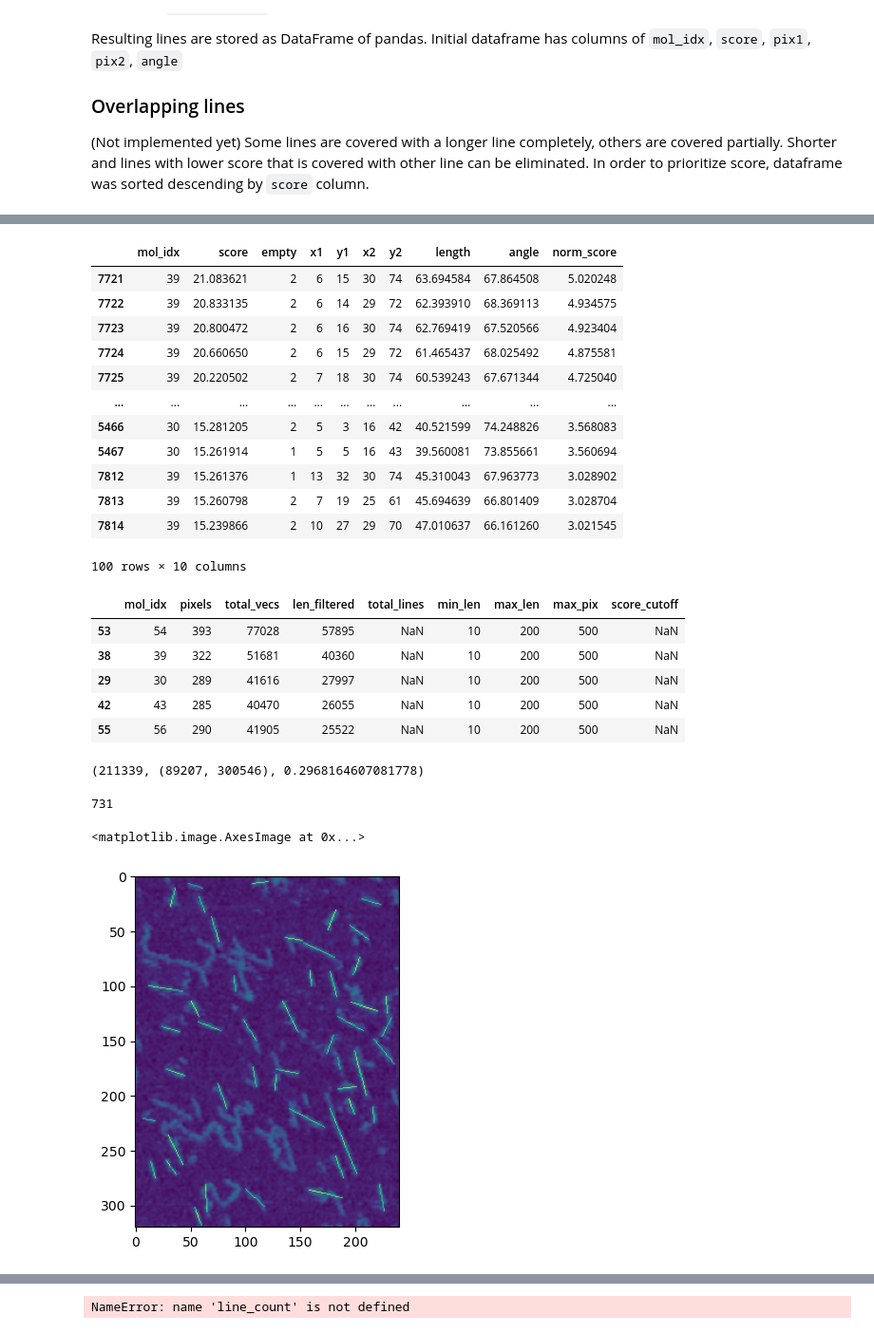
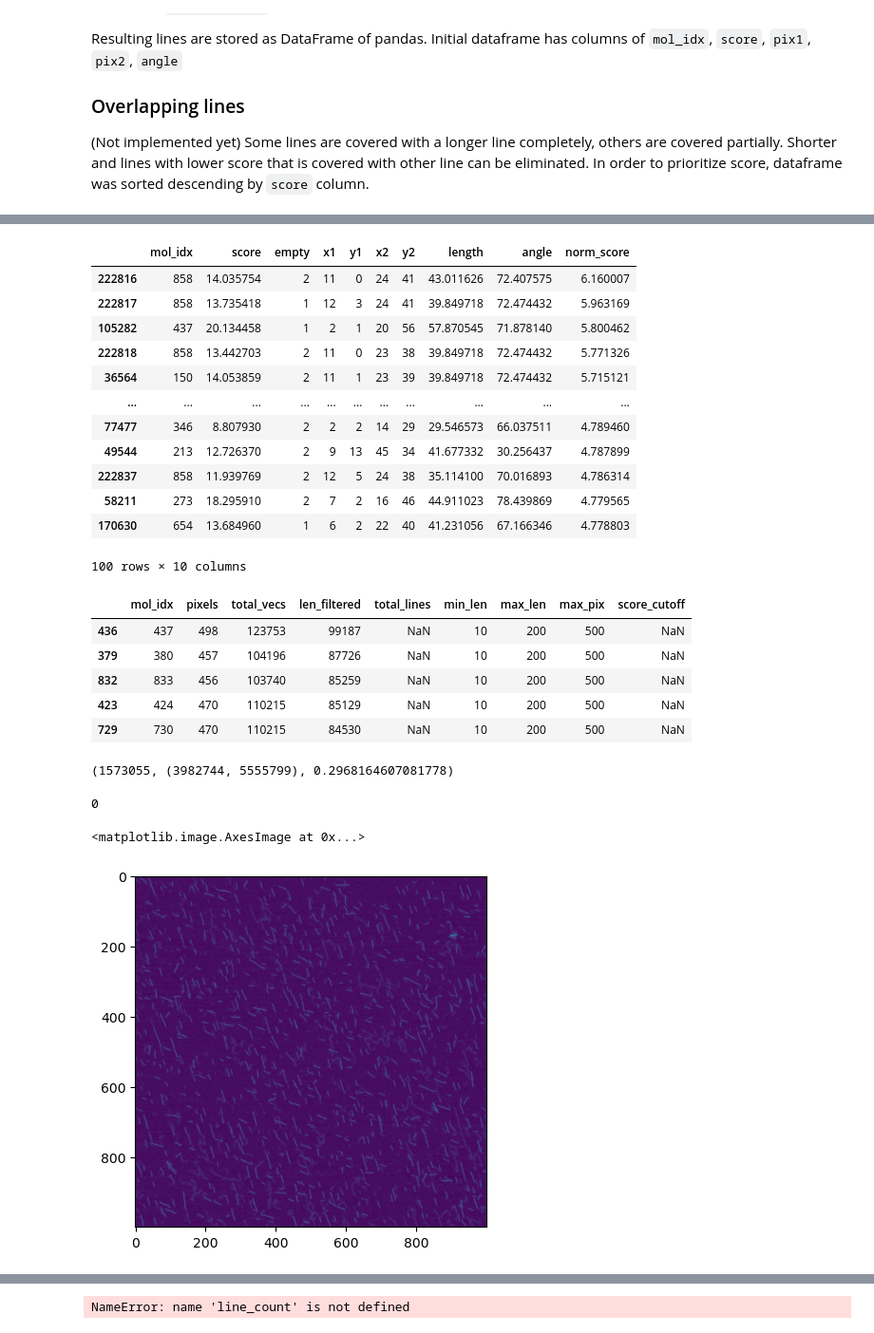
Before and after one commit to iobataya/line_detection, a Jupyter notebook: Find_linear_part_notebook.ipynb, the cells around one changed output, grey strips where cells are left out. Shown at 95% size. Saved outputs shown, nothing was run; the diff lists cells and outputs as text; code cells hidden in the pictures.

```diff
--- a/Find_linear_part_notebook.ipynb
+++ b/Find_linear_part_notebook.ipynb
@@ -17,12 +17,16 @@ from topostats.logs.logs import setup_logger, LOGGER_NAME
 from topostats.utils import update_config
 # %%
 # Set BASE_DIR containing a file and config.yaml
-BASE_DIR=Path(os.getenv('REPO')).joinpath('line_detection').joinpath('data')
+BASE_DIR=Path(os.getcwd())
 FILE_EXT = ".gwy"
-IMG_FILES = [BASE_DIR.joinpath('polymer.gwy'),]
-IMG_KEY = "polymer"
 
-config = read_yaml(BASE_DIR.joinpath("polymer_config.yaml"))
+#IMG_KEY = "PO-Wavemode"
+IMG_KEY = "PL-Wavemode"
+#IMG_KEY = "polymer"
+
+IMG_FILES = [BASE_DIR.joinpath('data').joinpath(IMG_KEY+".gwy"),]
+config = read_yaml(BASE_DIR.joinpath('data').joinpath("polymer_config.yaml"))
+
 #print(json.dumps(config, indent=4)) # print json dump
 loading_config = config["loading"]
 filter_config = config["filter"]
@@ -169,7 +186,9 @@ import linemol
 importlib.reload(linemol)
 from linemol import Molecule, LineDetection, Line
 # %%
-labelled = grains.directions["above"]["labelled_regions_02"]
+labelled = grains.directions["above"]["labelled_regions_02"]  # Orn
+labelled = grains.directions["above"]["labelled_regions_01"]  # Lys
+
 source = filtered_image.images["gaussian_filtered"]
 config = {"min_len":10, "max_len":200,"allowed_empty":2}
 
@@ -192,44 +217,44 @@ print(f"{count} molecules calculated in {duration:.3f}")
 # %%
 # Result of line detection is in score_df
-ld.score_df.loc[ld.score_df["length"]>20].sort_values("score", ascending=False).head(100)
+ld.score_df.loc[ld.score_df["length"]>20].sort_values("norm_score", ascending=False).head(100)
 # %% [output]
 |  | mol_idx | score | empty | x1 | y1 | x2 | y2 | length | angle | norm_score |
-| 7721 | 39 | 21.083621 | 2 | 6 | 15 | 30 | 74 | 63.694584 | 67.864508 | 5.020248 |
-| 7722 | 39 | 20.833135 | 2 | 6 | 14 | 29 | 72 | 62.393910 | 68.369113 | 4.934575 |
-| 7723 | 39 | 20.800472 | 2 | 6 | 16 | 30 | 74 | 62.769419 | 67.520566 | 4.923404 |
-| 7724 | 39 | 20.660650 | 2 | 6 | 15 | 29 | 72 | 61.465437 | 68.025492 | 4.875581 |
-| 7725 | 39 | 20.220502 | 2 | 7 | 18 | 30 | 74 | 60.539243 | 67.671344 | 4.725040 |
+| 222816 | 858 | 14.035754 | 2 | 11 | 0 | 24 | 41 | 43.011626 | 72.407575 | 6.160007 |
+| 222817 | 858 | 13.735418 | 1 | 12 | 3 | 24 | 41 | 39.849718 | 72.474432 | 5.963169 |
+| 105282 | 437 | 20.134458 | 1 | 2 | 1 | 20 | 56 | 57.870545 | 71.878140 | 5.800462 |
+| 222818 | 858 | 13.442703 | 2 | 11 | 0 | 23 | 38 | 39.849718 | 72.474432 | 5.771326 |
+| 36564 | 150 | 14.053859 | 2 | 11 | 1 | 23 | 39 | 39.849718 | 72.474432 | 5.715121 |
 | ... | ... | ... | ... | ... | ... | ... | ... | ... | ... | ... |
-| 5466 | 30 | 15.281205 | 2 | 5 | 3 | 16 | 42 | 40.521599 | 74.248826 | 3.568083 |
-| 5467 | 30 | 15.261914 | 1 | 5 | 5 | 16 | 43 | 39.560081 | 73.855661 | 3.560694 |
-| 7812 | 39 | 15.261376 | 1 | 13 | 32 | 30 | 74 | 45.310043 | 67.963773 | 3.028902 |
-| 7813 | 39 | 15.260798 | 2 | 7 | 19 | 25 | 61 | 45.694639 | 66.801409 | 3.028704 |
-| 7814 | 39 | 15.239866 | 2 | 10 | 27 | 29 | 70 | 47.010637 | 66.161260 | 3.021545 |
+| 77477 | 346 | 8.807930 | 2 | 2 | 2 | 14 | 29 | 29.546573 | 66.037511 | 4.789460 |
+| 49544 | 213 | 12.726370 | 2 | 9 | 13 | 45 | 34 | 41.677332 | 30.256437 | 4.787899 |
+| 222837 | 858 | 11.939769 | 2 | 12 | 5 | 24 | 38 | 35.114100 | 70.016893 | 4.786314 |
+| 58211 | 273 | 18.295910 | 2 | 7 | 2 | 16 | 46 | 44.911023 | 78.439869 | 4.779565 |
+| 170630 | 654 | 13.684960 | 1 | 6 | 2 | 22 | 40 | 41.231056 | 67.166346 | 4.778803 |
 100 rows × 10 columns
 # %%
 # Filtering statistics is in stat_df
 ld.stat_df.sort_values("len_filtered", ascending=False).head()
 # %% [output]
 |  | mol_idx | pixels | total_vecs | len_filtered | total_lines | min_len | max_len | max_pix | score_cutoff |
-| 53 | 54 | 393 | 77028 | 57895 | NaN | 10 | 200 | 500 | NaN |
-| 38 | 39 | 322 | 51681 | 40360 | NaN | 10 | 200 | 500 | NaN |
-| 29 | 30 | 289 | 41616 | 27997 | NaN | 10 | 200 | 500 | NaN |
-| 42 | 43 | 285 | 40470 | 26055 | NaN | 10 | 200 | 500 | NaN |
-| 55 | 56 | 290 | 41905 | 25522 | NaN | 10 | 200 | 500 | NaN |
+| 436 | 437 | 498 | 123753 | 99187 | NaN | 10 | 200 | 500 | NaN |
+| 379 | 380 | 457 | 104196 | 87726 | NaN | 10 | 200 | 500 | NaN |
+| 832 | 833 | 456 | 103740 | 85259 | NaN | 10 | 200 | 500 | NaN |
+| 423 | 424 | 470 | 110215 | 85129 | NaN | 10 | 200 | 500 | NaN |
+| 729 | 730 | 470 | 110215 | 84530 | NaN | 10 | 200 | 500 | NaN |
 # %%
 len(ld.line_cache), ld.line_cache_hit, 89207/300546
 # %% [output]
-(211339, (89207, 300546), 0.2968164607081778)
+(1573055, (3982744, 5555799), 0.2968164607081778)
 # %%
 len(ld.score_df.loc[ld.score_df["mol_idx"]==39])
 # %% [output]
-731
+0
 # %%
-overlaid = ld.overlay_lines(num_lines=1, factor=2)
+overlaid = ld.overlay_lines(num_lines=1, factor=3)
 plt.imshow(overlaid)
 # %% [output]
 <matplotlib.image.AxesImage at 0x...>
-[figure, old version]
+[figure, new version]
 # %%
 plt.imshow(ld.source_img)
 # %% [output]
```
Also changed, not shown: parts of 39 cells of this notebook, 38 other files.
